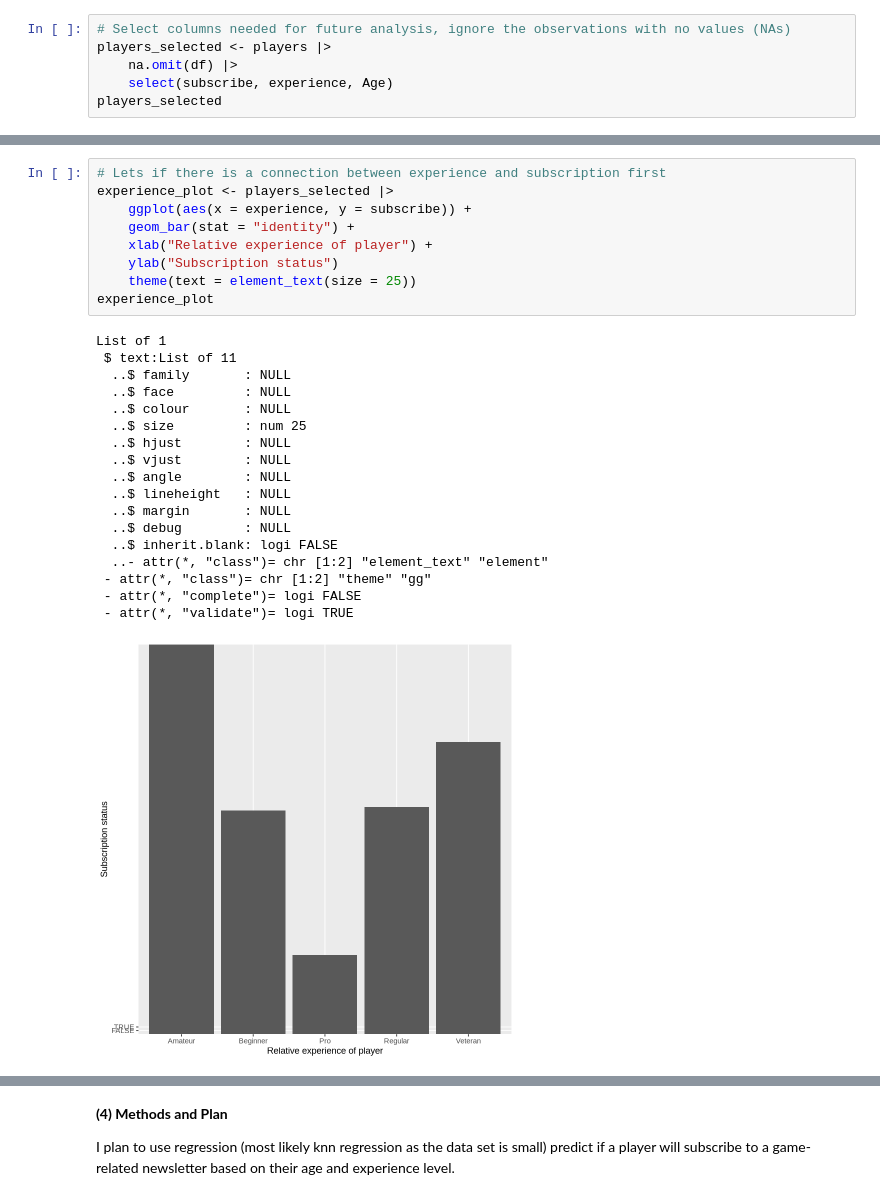
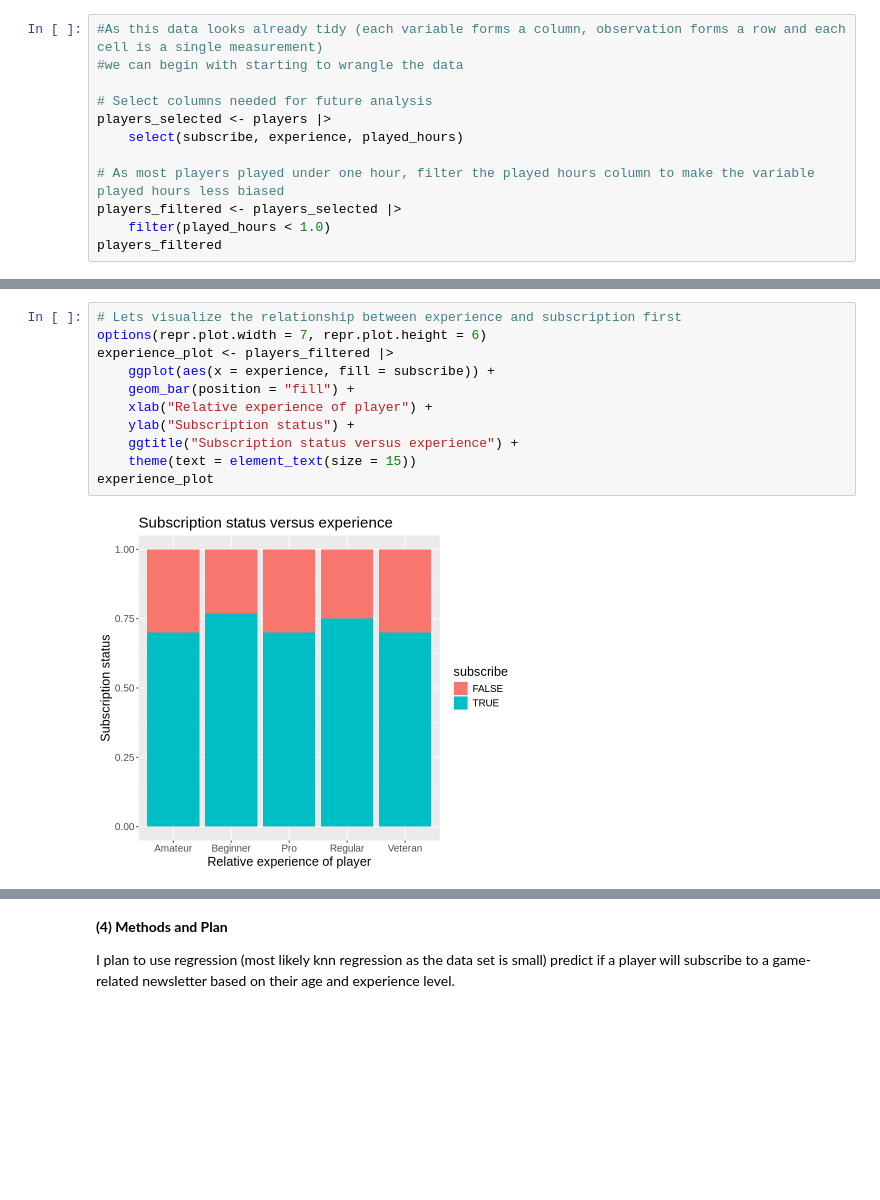
Before and after one commit to adabreker/dcsiproject, a Jupyter notebook: ProjectPlanningIndividual_AB.ipynb, the cells around one changed output, grey strips where cells are left out. Drawn from its saved outputs; the diff is of its cells as text; blank space fills up the shorter version.

Commit message:
Made a draft of both of my visualizations, made changes to my original question

```diff
--- a/ProjectPlanningIndividual_AB.ipynb
+++ b/ProjectPlanningIndividual_AB.ipynb
@@ -94,9 +117,15 @@ summary(players)
                                        Max.   :58.00
                                        NA's   :2
 # %%
-# Select columns needed for future analysis, ignore the observations with no values (NAs)
+#As this data looks already tidy (each variable forms a column, observation forms a row and each cell is a single measurement)
+#we can begin with starting to wrangle the data
+
+# Select columns needed for future analysis
 players_selected <- players |>
-    na.omit(df) |>
-    select(subscribe, experience, Age)
-players_selected
+    select(subscribe, experience, played_hours)
+
+# As most players played under one hour, filter the played hours column to make the variable played hours less biased
+players_filtered <- players_selected |>
+    filter(played_hours < 1.0)
+players_filtered
 # %% [output]
@@ -122,28 +151,13 @@ A tibble: 194 × 3
 # %%
-# Lets if there is a connection between experience and subscription first
-experience_plot <- players_selected |>
-    ggplot(aes(x = experience, y = subscribe)) +
-    geom_bar(stat = "identity") +
+# Lets visualize the relationship between experience and subscription first
+options(repr.plot.width = 7, repr.plot.height = 6)
+experience_plot <- players_filtered |>
+    ggplot(aes(x = experience, fill = subscribe)) +
+    geom_bar(position = "fill") +
     xlab("Relative experience of player") +
-    ylab("Subscription status")
-    theme(text = element_text(size = 25))
+    ylab("Subscription status") +
+    ggtitle("Subscription status versus experience") +
+    theme(text = element_text(size = 15))
 experience_plot
 # %% [output]
-List of 1
- $ text:List of 11
-  ..$ family       : NULL
-  ..$ face         : NULL
-  ..$ colour       : NULL
-  ..$ size         : num 25
-  ..$ hjust        : NULL
-  ..$ vjust        : NULL
-  ..$ angle        : NULL
-  ..$ lineheight   : NULL
-  ..$ margin       : NULL
-  ..$ debug        : NULL
-  ..$ inherit.blank: logi FALSE
-  ..- attr(*, "class")= chr [1:2] "element_text" "element"
- - attr(*, "class")= chr [1:2] "theme" "gg"
- - attr(*, "complete")= logi FALSE
- - attr(*, "validate")= logi TRUE
-[figure, old version]
+[figure, new version]
```
Also changed, not shown: parts of 9 cells of this notebook.
